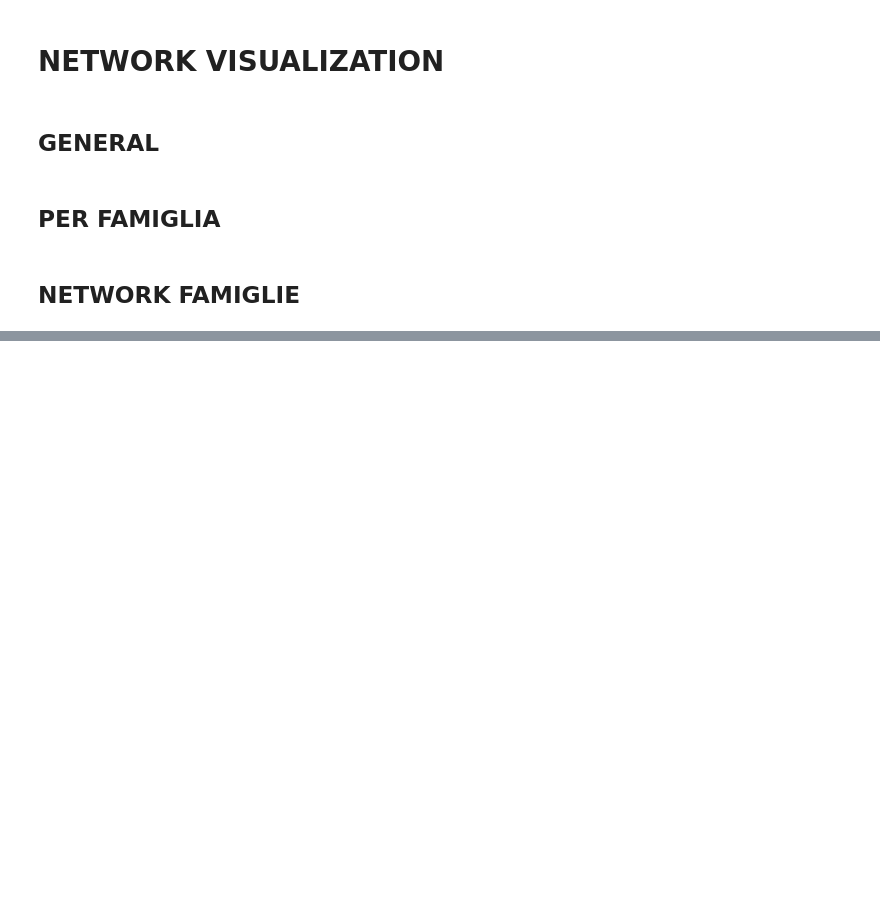
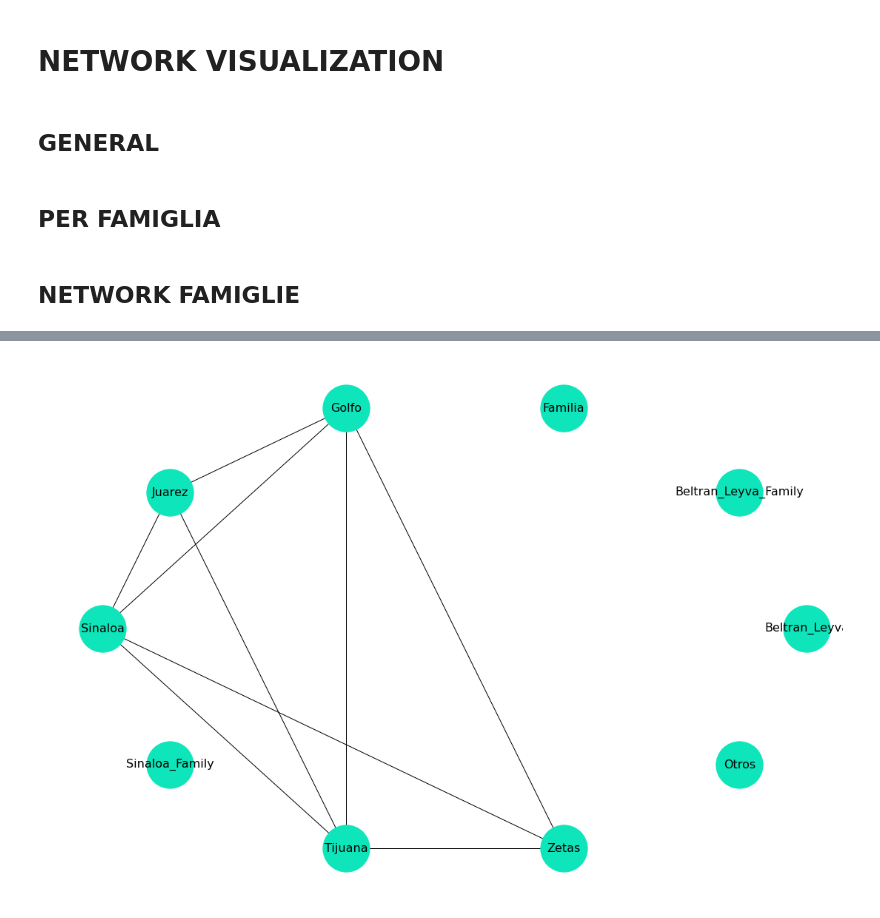
Before and after one commit to emacarta/Mexico-Drug-Traffic-Activities, a Jupyter notebook: Mexican_Drug_Cartell_Analysis.ipynb, the cells around one changed output, grey strips where cells are left out. Drawn from its saved outputs; the diff is of its cells as text; code cells hidden in the pictures; blank space fills up the shorter version.

```diff
--- a/Mexican_Drug_Cartell_Analysis.ipynb
+++ b/Mexican_Drug_Cartell_Analysis.ipynb
@@ -301,0 +346,14 @@ prova
+# %%
+options = {
+    "node_color" : '#0ee5ba',
+    "node_size" : 4000,
+    "font_color" : 'black',
+    "font_size" : 16
+}
+
+pos=nx.circular_layout(net)
+nx.draw(net, pos, with_labels=True,**options)
+plt.rcParams["figure.figsize"] = (15,10)
+plt.show()
+# %% [output]
+[figure, added]
```
Also changed, not shown: parts of 4 cells of this notebook.
